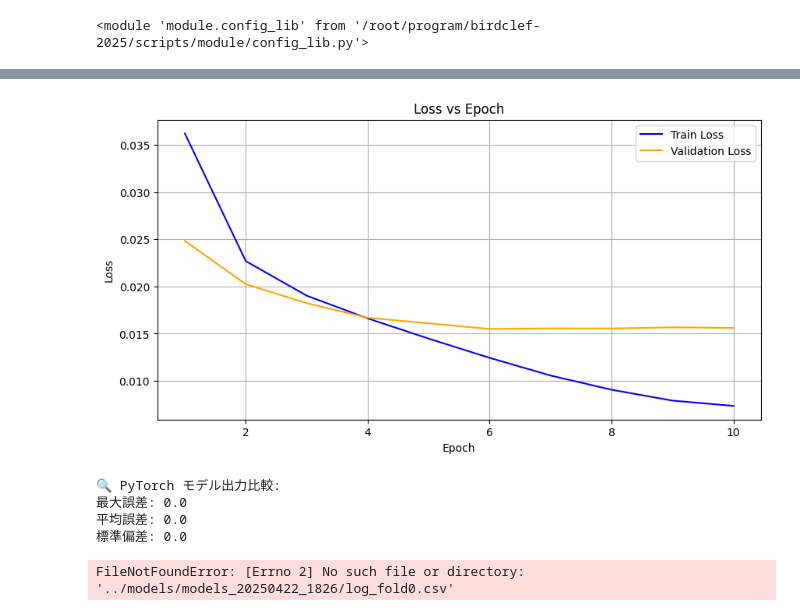
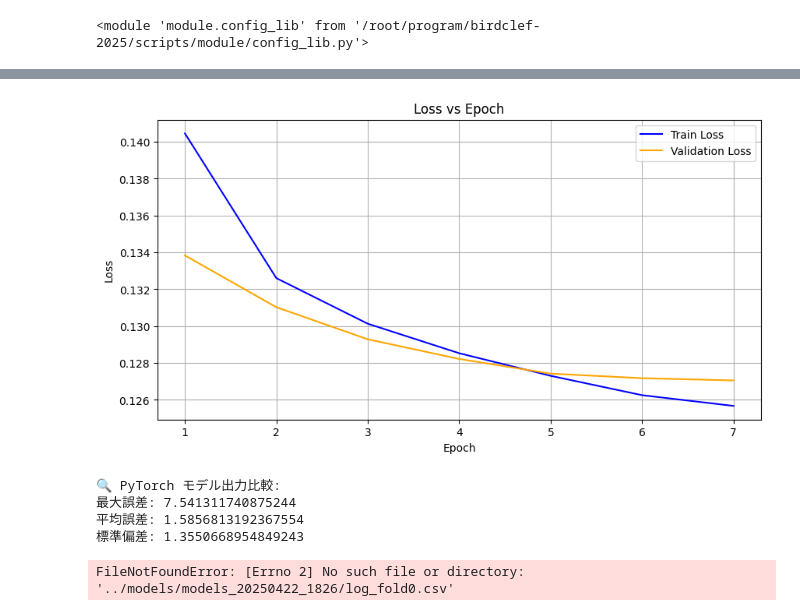
Before and after one commit to junya737/birdclef-2025, a Jupyter notebook: scripts/training.ipynb, the cells around one changed output, grey strips where cells are left out. Cells and saved outputs as stored; diff of their text form; code cells hidden in the pictures.

```diff
--- a/scripts/training.ipynb
+++ b/scripts/training.ipynb
@@ -101,9 +101,10 @@ class CFG:
             self.num_workers = 2
 
             self.LOAD_DATA = True
-            self.epochs = 6
+            self.epochs = 7
             self.batch_size = 32
             self.criterion = 'BCEWithLogitsLoss'
+            self.label_smoothing = 0.05
 
             self.n_fold = 5
             self.selected_folds = [0]
@@ -114,18 +115,18 @@ class CFG:
             self.scheduler = 'CosineAnnealingLR'
             self.min_lr = 1e-6
             self.T_max = self.epochs
-
+            self.full_train = False
             self.is_RareFull = False # レア種は全部train foldにする
+            self.aug_prob = 0.0 # spec augmentの確率
 
 
             ## 現状使ってない．
-            self.aug_prob = 0.5
             self.mixup_alpha_real = 0.5
             self.mixup_alpha_pseudo = 0.5
             self.use_pseudo_mixup = False  # pseudo lableでmixupするかどうか
             self.pseudo_mix_prob = 0.4  # mixupでpseudo lableを使う確率
             self.pseudo_conf_threshold = 0.5
-            self.full_train = False
+
             ###
 
             self.device = 'cuda' if torch.cuda.is_available() else 'cpu'
@@ -692,28 +664,28 @@ Missing log for fold 4: ../models/fold0_cleaned_ValRare5/log_fold4.csv
 # %%
-model_dir_name = "fold0_RemVoiceMan0426"
+model_dir_name = "fold0_cleaned_LS0.05"
 i = 0
 model_dir = os.path.join(cfg.models_dir, model_dir_name)
 log_path = os.path.join(model_dir, f"log_fold{i}.csv")
 
 # lossをプロット
 df = pd.read_csv(log_path)
 plt.figure(figsize=(10, 5))
 plt.plot(df['epoch'], df['train_loss'], label='Train Loss', color='blue')
 plt.plot(df['epoch'], df['val_loss'], label='Validation Loss', color='orange')
 plt.title('Loss vs Epoch')
 plt.xlabel('Epoch')
 plt.ylabel('Loss')
 plt.legend()
 plt.grid()
 # %% [output]
-[figure, old version]
+[figure, new version]
 # %%
 # モデル出力チェック
 
 # モデルパス
 # 比較元
-model_1_path = "../models/fold0_mel_cleaned0419_2/model_fold0.pth"
-model_2_path = "../models/fold0_cleaned_0419_check2/model_fold0.pth"
+model_1_path = "../models/fold0_RemVoice0426_epch6//model_fold0.pth"
+model_2_path = "../models/fold0_RemVoiceMan0426_epch6//model_fold0.pth"
 
 # 共通設定（このcfg_infは必須）
 cfg_inf = CFG(mode="inference", kaggle_notebook=False)
@@ -748,9 +720,9 @@ print(f"平均誤差: {np.mean(abs_diff)}")
 print(f"標準偏差: {np.std(abs_diff)}")
 # %% [output]
 🔍 PyTorch モデル出力比較:
-最大誤差: 0.0
-平均誤差: 0.0
-標準偏差: 0.0
+最大誤差: 7.541311740875244
+平均誤差: 1.5856813192367554
+標準偏差: 1.3550668954849243
 # %%
 # エポック1でデバッグできる.
 # %%
```
Also changed, not shown: parts of 2 cells of this notebook, 1 other file.
